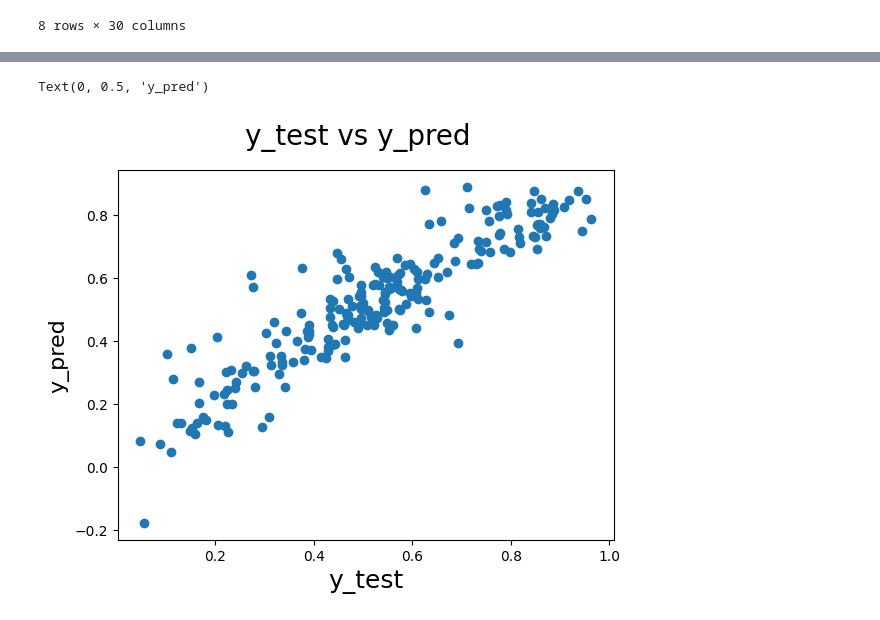
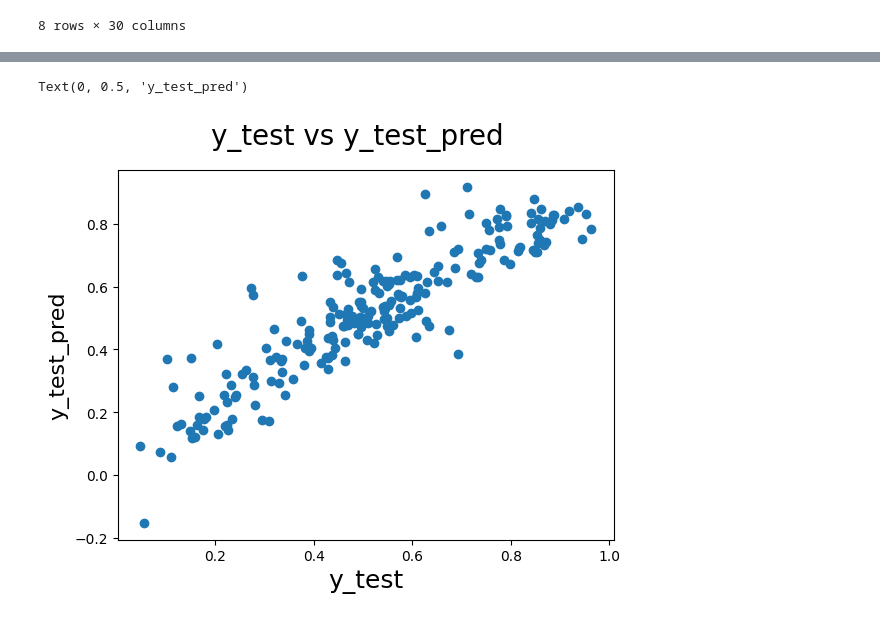
Before and after one commit to udaykirankavaturu/bike-sharing-multiple-linear-regression, a Jupyter notebook: model.ipynb, the cells around one changed output, grey strips where cells are left out. Cells and saved outputs as stored; diff of their text form; code cells hidden in the pictures.

```diff
--- a/model.ipynb
+++ b/model.ipynb
@@ -774,11 +774,11 @@ r2_score(y_test, y_test_pred)
 # %%
 # Plotting y_test and y_pred to understand the spread
 
 fig = plt.figure()
-plt.scatter(y_test, y_pred)
-fig.suptitle('y_test vs y_pred', fontsize = 20)              # Plot heading
+plt.scatter(y_test, y_test_pred)
+fig.suptitle('y_test vs y_test_pred', fontsize = 20)              # Plot heading
 plt.xlabel('y_test', fontsize = 18)                          # X-label
-plt.ylabel('y_pred', fontsize = 16)
+plt.ylabel('y_test_pred', fontsize = 16)
 # %% [output]
-Text(0, 0.5, 'y_pred')
+Text(0, 0.5, 'y_test_pred')
-[figure, old version]
+[figure, new version]
```
Also changed, not shown: parts of 12 cells of this notebook, 6 other files.
